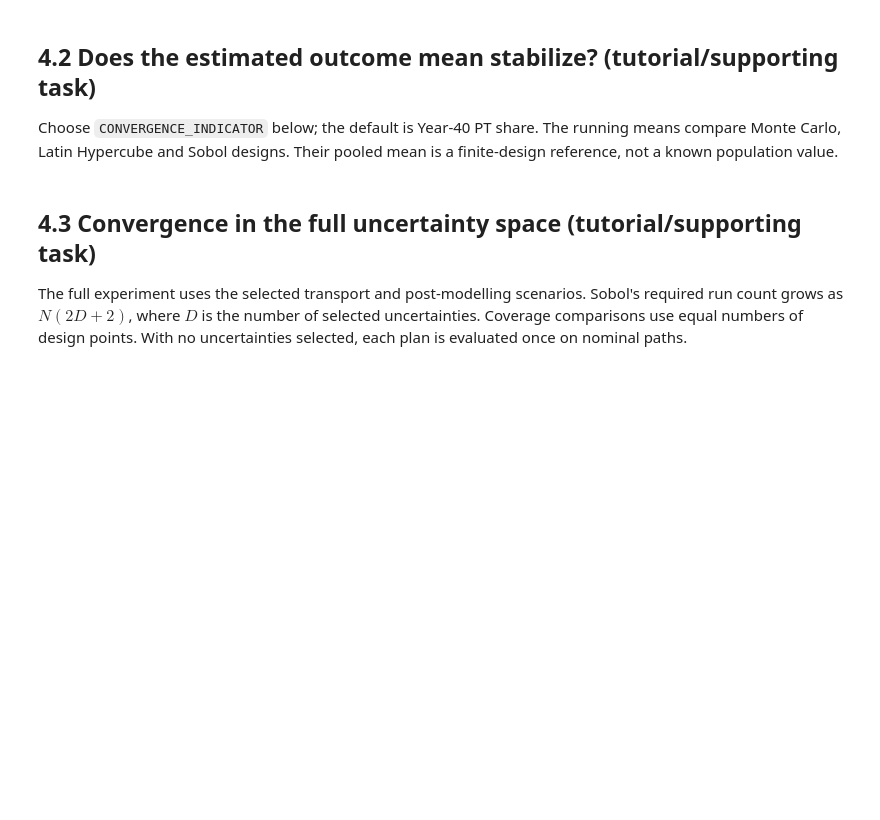
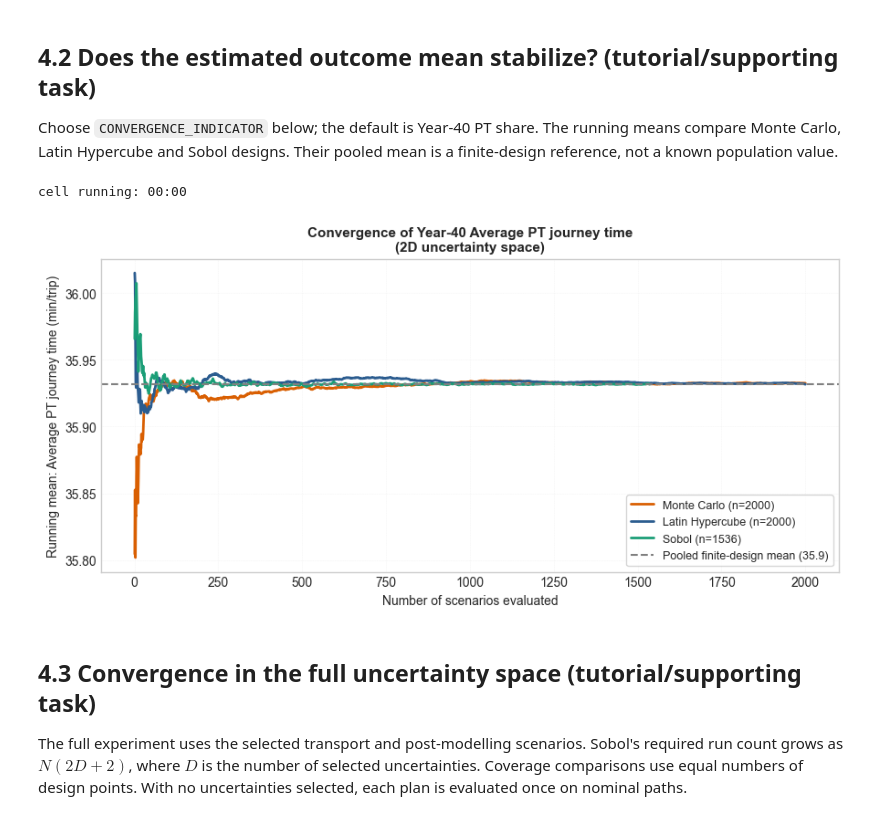
Before and after one commit to evmu2/IP-HS26-MehrSpur-CaseStudy-IP, a Jupyter notebook: notebooks/03_uncertainty_modeling.ipynb, the cells around one changed output. Drawn from its saved outputs; the diff is of its cells as text; code cells hidden in the pictures; blank space fills up the shorter version.

```diff
--- a/notebooks/03_uncertainty_modeling.ipynb
+++ b/notebooks/03_uncertainty_modeling.ipynb
@@ -979,7 +1155,7 @@ else:
 
 Choose `CONVERGENCE_INDICATOR` below; the default is Year-40 PT share. The running means compare Monte Carlo, Latin Hypercube and Sobol designs. Their pooled mean is a finite-design reference, not a known population value.
 # %%
-CONVERGENCE_INDICATOR = "pt_share"  # Any available catalogue key.
+CONVERGENCE_INDICATOR = "pt_journey_time_min"  # Any available catalogue key.
 select_indicators([CONVERGENCE_INDICATOR], required=True)
 CONVERGENCE_OUTCOME = f"{CONVERGENCE_INDICATOR}_y40"
 
@@ -1013,33 +1189,36 @@ if HAS_TWO_INPUTS:
     ax.axhline(
         reference_mean,
         color="grey",
         linestyle="--",
         linewidth=1.5,
         label=f"Pooled finite-design mean ({indicator_format(reference_mean, CONVERGENCE_INDICATOR)})"
     )
 
     # 3. Formatting
     ax.set_xlabel("Number of scenarios evaluated", fontsize=10)
     ax.set_ylabel("Running mean: " + indicator_label(CONVERGENCE_INDICATOR), fontsize=10)
     ax.set_title(f"Convergence of Year-40 {INDICATOR_CATALOG[CONVERGENCE_INDICATOR]['label']}\n(2D uncertainty space)", fontsize=11, fontweight="bold")
     ax.legend(fontsize=9, loc="lower right", frameon=True)
     ax.grid(alpha=0.3, linestyle=":")
 
     # Formatter for percentage y-axis
     import matplotlib.ticker as mtick
     format_indicator_axis(ax, CONVERGENCE_INDICATOR)
 
     plt.tight_layout()
     figures_path = FIGURES_DIR / "03_sampling_convergence_2d.png"
     exports.save_outputs(Path(figures_path).stem, figure=plt.gcf())
     exports.save_outputs("03_sampling_convergence_2d", tables={"": pd.concat([
         pd.DataFrame({"method": label, "evaluation": np.arange(1, len(frame) + 1),
                       "outcome": CONVERGENCE_OUTCOME, "running_mean": running_mean(frame[CONVERGENCE_OUTCOME]).to_numpy(),
                       "pooled_reference_mean": reference_mean})
         for label, frame in sampling_results_2d.items()], ignore_index=True)})
     plt.show()
 else:
     print('Two-input convergence plot skipped.')
+# %% [output]
+cell running: 00:00
+[figure, added]
 # %% [markdown]
 ## 4.3 Convergence in the full uncertainty space (tutorial/supporting task)
 
```
Also changed, not shown: parts of 25 cells of this notebook, 8 other files.
